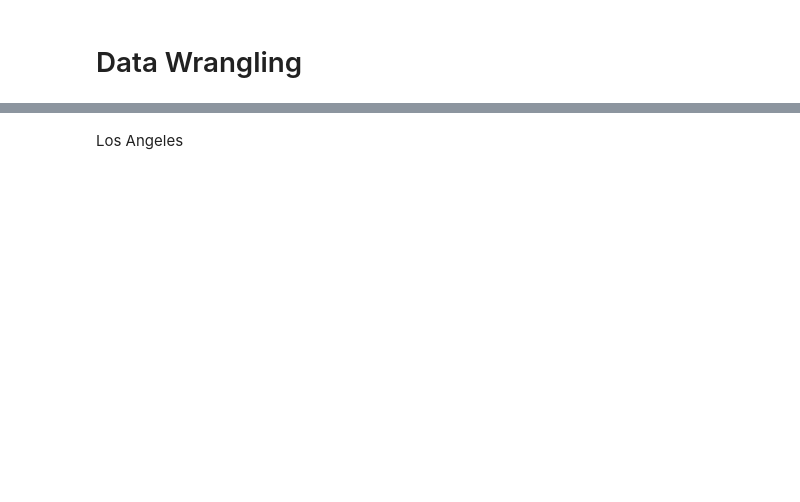
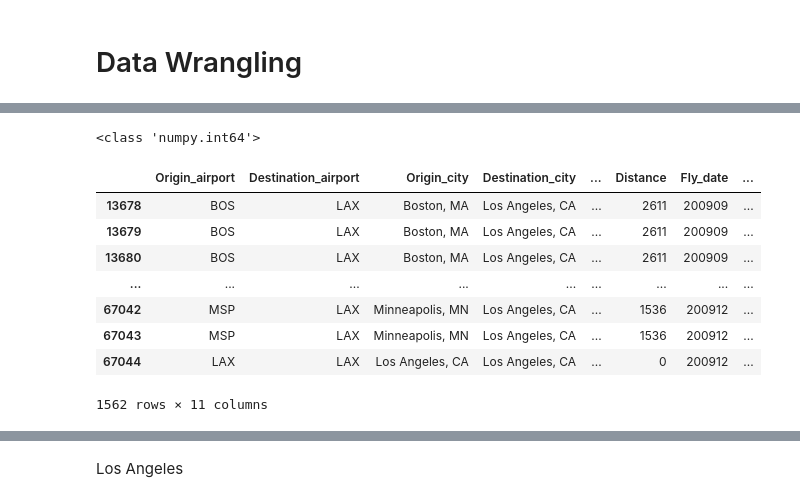
Before and after one commit to adamxkabbara/Paradise-Lost, a Jupyter notebook: Project.ipynb, the cells around one changed output, grey strips where cells are left out. Drawn from its saved outputs; the diff is of its cells as text; code cells hidden in the pictures; blank space fills up the shorter version.

```diff
--- a/Project.ipynb
+++ b/Project.ipynb
@@ -38,0 +28,24 @@ df_airports
+# %%
+print(type(df_airports["Fly_date"][0]))
+# %% [output]
+<class 'numpy.int64'>
+# %%
+df_09 = df_airports[df_airports["Fly_date"]==200909]
+df_10 = df_airports[df_airports["Fly_date"]==200910]
+df_11 = df_airports[df_airports["Fly_date"]==200911]
+df_12 = df_airports[df_airports["Fly_date"]==200912]
+
+all_years_df = pd.concat([df_09, df_10, df_11, df_12], axis=0, ignore_index=True, sort=False)
+# %%
+la_df = all_years_df[all_years_df["Destination_city"] == "Los Angeles, CA"]
+la_df
+# %% [output]
+|  | Origin_airport | Destination_airport | Origin_city | Destination_city | ... | Distance | Fly_date | ... |
+| 13678 | BOS | LAX | Boston, MA | Los Angeles, CA | ... | 2611 | 200909 | ... |
+| 13679 | BOS | LAX | Boston, MA | Los Angeles, CA | ... | 2611 | 200909 | ... |
+| 13680 | BOS | LAX | Boston, MA | Los Angeles, CA | ... | 2611 | 200909 | ... |
+| ... | ... | ... | ... | ... | ... | ... | ... | ... |
+| 67042 | MSP | LAX | Minneapolis, MN | Los Angeles, CA | ... | 1536 | 200912 | ... |
+| 67043 | MSP | LAX | Minneapolis, MN | Los Angeles, CA | ... | 1536 | 200912 | ... |
+| 67044 | LAX | LAX | Los Angeles, CA | Los Angeles, CA | ... | 0 | 200912 | ... |
+1562 rows × 11 columns
```
Also changed, not shown: parts of 26 cells of this notebook.
